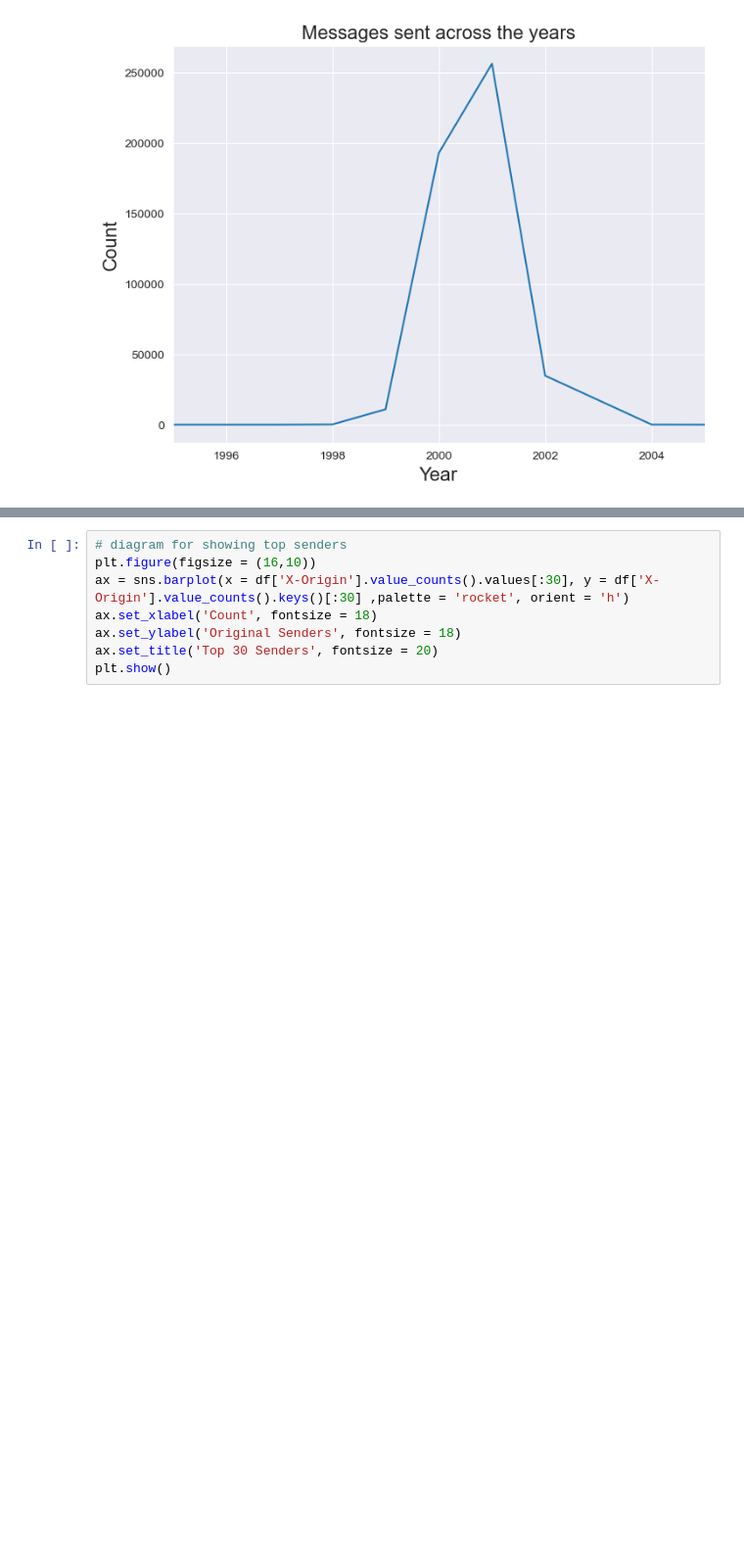
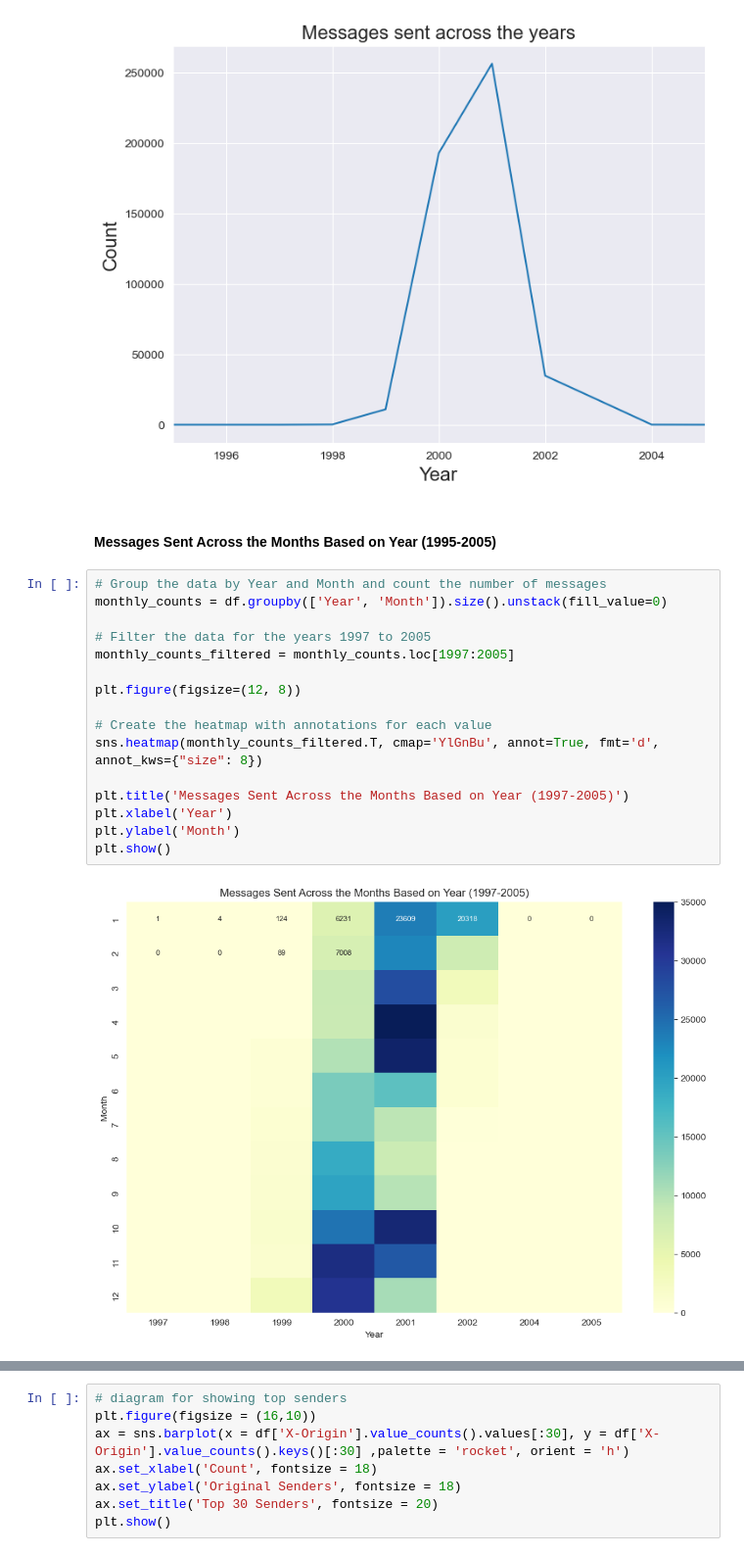
Before and after one commit to tlq010407/5003_enron, a Jupyter notebook: Data_Preprocessing_Visu.ipynb, the cells around one changed output, grey strips where cells are left out. Shown: that part at 98% size. Drawn from its saved outputs; the diff is of its cells as text; blank space fills up the shorter version.

```diff
--- a/Data_Preprocessing_Visu.ipynb
+++ b/Data_Preprocessing_Visu.ipynb
@@ -478,3 +697,23 @@ ax.set_title('Messages sent across the years', fontsize = 16)
 plt.show()
 # %% [output]
 [figure]
+# %% [markdown]
+#### Messages Sent Across the Months Based on Year (1995-2005)
+# %%
+# Group the data by Year and Month and count the number of messages
+monthly_counts = df.groupby(['Year', 'Month']).size().unstack(fill_value=0)
+
+# Filter the data for the years 1997 to 2005
+monthly_counts_filtered = monthly_counts.loc[1997:2005]
+
+plt.figure(figsize=(12, 8))
+
+# Create the heatmap with annotations for each value
+sns.heatmap(monthly_counts_filtered.T, cmap='YlGnBu', annot=True, fmt='d', annot_kws={"size": 8})
+
+plt.title('Messages Sent Across the Months Based on Year (1997-2005)')
+plt.xlabel('Year')
+plt.ylabel('Month')
+plt.show()
+# %% [output]
+[figure, added]
```
Also changed, not shown: parts of 48 cells of this notebook.
